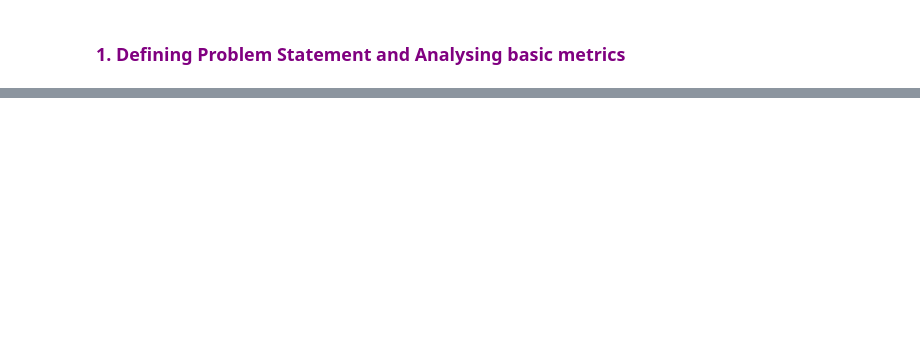
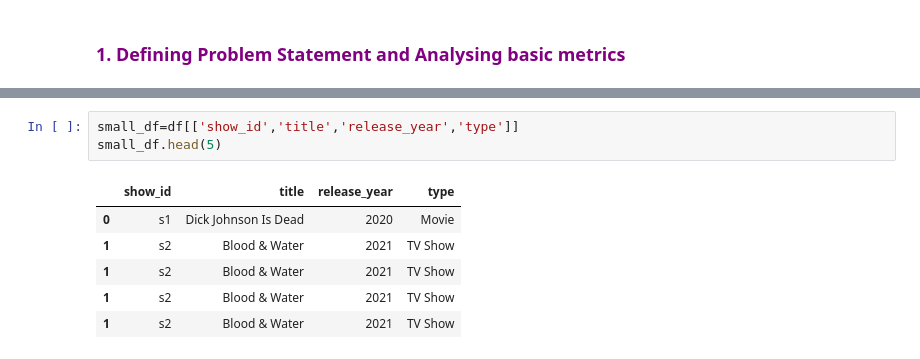
Before and after one commit to hemalatham236/Netflix--Data-Exploration-and-Visualisation, a Jupyter notebook: Netflix_Data_Exploration_and_Visualisation.ipynb, the cells around one changed output, grey strips where cells are left out. Drawn from its saved outputs; the diff is of its cells as text; blank space fills up the shorter version.

```diff
--- a/Netflix_Data_Exploration_and_Visualisation.ipynb
+++ b/Netflix_Data_Exploration_and_Visualisation.ipynb
@@ -44,0 +269,10 @@ df.describe(include = "object")
+# %%
+small_df=df[['show_id','title','release_year','type']]
+small_df.head(5)
+# %% [output]
+|  | show_id | title | release_year | type |
+| 0 | s1 | Dick Johnson Is Dead | 2020 | Movie |
+| 1 | s2 | Blood & Water | 2021 | TV Show |
+| 1 | s2 | Blood & Water | 2021 | TV Show |
+| 1 | s2 | Blood & Water | 2021 | TV Show |
+| 1 | s2 | Blood & Water | 2021 | TV Show |
```
Also changed, not shown: parts of 40 cells of this notebook, 2 other files.
